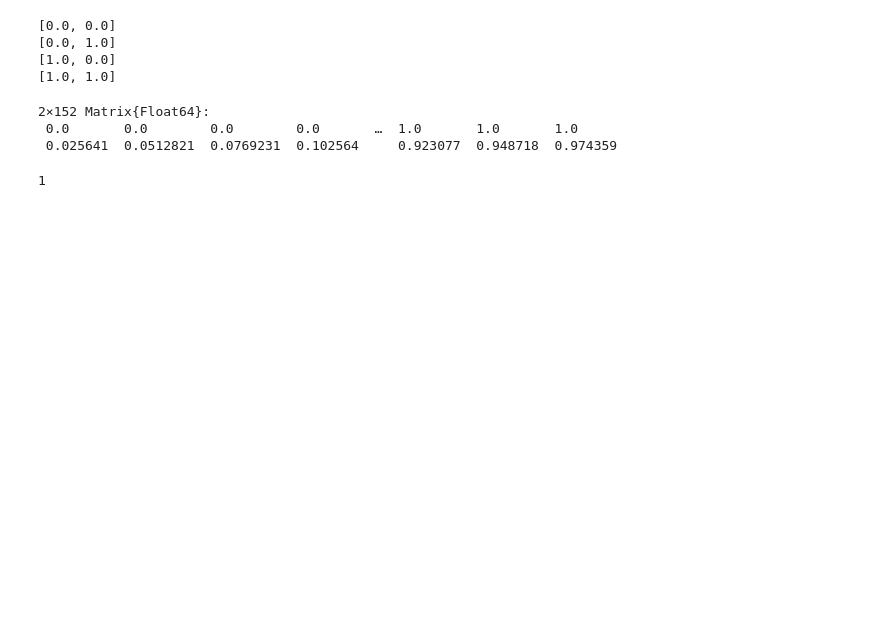
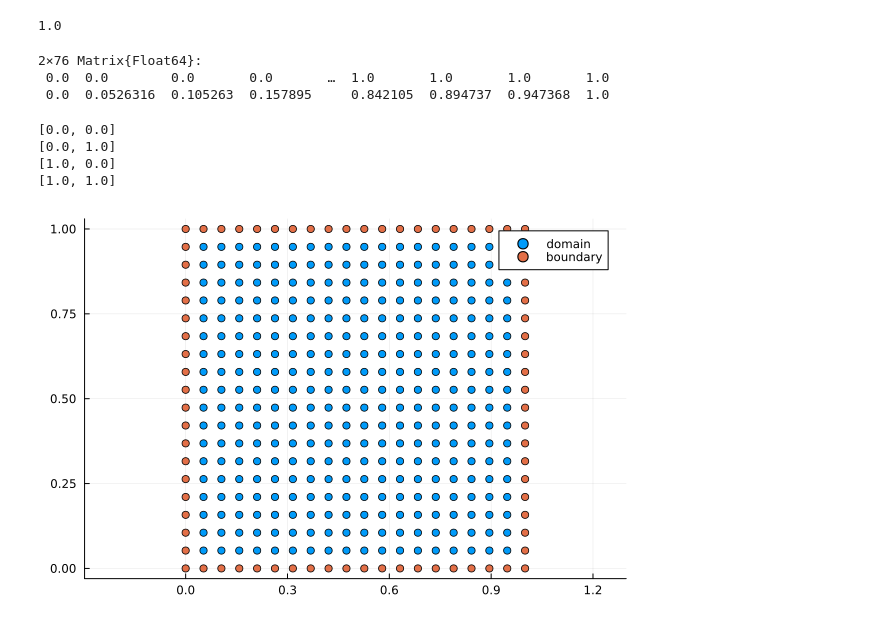
Before and after one commit to Volodymyr-Y/RBF-PDEs, a Jupyter notebook: LHI_Navier_stokes.ipynb, the cells around one changed output. Cells and saved outputs as stored; diff of their text form; code cells hidden in the pictures; blank space fills up the shorter version.

```diff
--- a/LHI_Navier_stokes.ipynb
+++ b/LHI_Navier_stokes.ipynb
@@ -151,39 +98,31 @@ done
+# %%
+
+F_PB122(0,0,0,0)
+# %% [output]
+1.0
 # %%
 #generate points for lid_driven_cavity
-N_side = 40
+N_side =20
 I_points, B_points = generate_2D_equally_spaced_points(N_side)
+All_points = hcat(I_points, B_points)
 N_I = size(I_points)[2]
 N_B = size(B_points)[2]
 N_tot = N_I + N_B
 #all_points = [domain_p boundary_p]
 println(B_points[:,1])
 println(B_points[:,N_side])
 println(B_points[:,3*N_side-3])
 println(B_points[:,4*N_side-4])
-B_points = B_points[:, setdiff(1:end,[1,N_side,4*N_side-4,3*N_side-3])]
+#B_points = B_points[:, setdiff(1:end,[1,N_side,4*N_side-4,3*N_side-3])]
 display(B_points)
 scatter(I_points[1,:],I_points[2,:],label="domain",aspect_ratio = :equal)
 scatter!(B_points[1,:],B_points[2,:],label="boundary")
 # %% [output]
-[0.0, 0.0]
-[0.0, 1.0]
-[1.0, 0.0]
-[1.0, 1.0]
+2×76 Matrix{Float64}:
+ 0.0  0.0        0.0       0.0       …  1.0       1.0       1.0       1.0
+ 0.0  0.0526316  0.105263  0.157895     0.842105  0.894737  0.947368  1.0
-2×152 Matrix{Float64}:
- 0.0       0.0        0.0        0.0       …  1.0       1.0       1.0
- 0.025641  0.0512821  0.0769231  0.102564     0.923077  0.948718  0.974359
+[0.0, 0.0]
+[0.0, 1.0]
+[1.0, 0.0]
+[1.0, 1.0]
+[figure, added]
-# %%
-f1(x,y) = 0.0
-f2(x,y) = 0.0
-
-function gu(x,y)
-    if abs(y-1) < 1e-10 #&& abs(x) > 1e-10 && abs(x-1) > 1e-10
-        return 1#-(0.5-x)^2 + 0.25
-    else
-        return 0.0
-    end
-end
-gv(x,y) = 0.0
-gu(0.9,1)
-# %% [output]
-1
```
Also changed, not shown: parts of 10 cells of this notebook, 5 other files.
